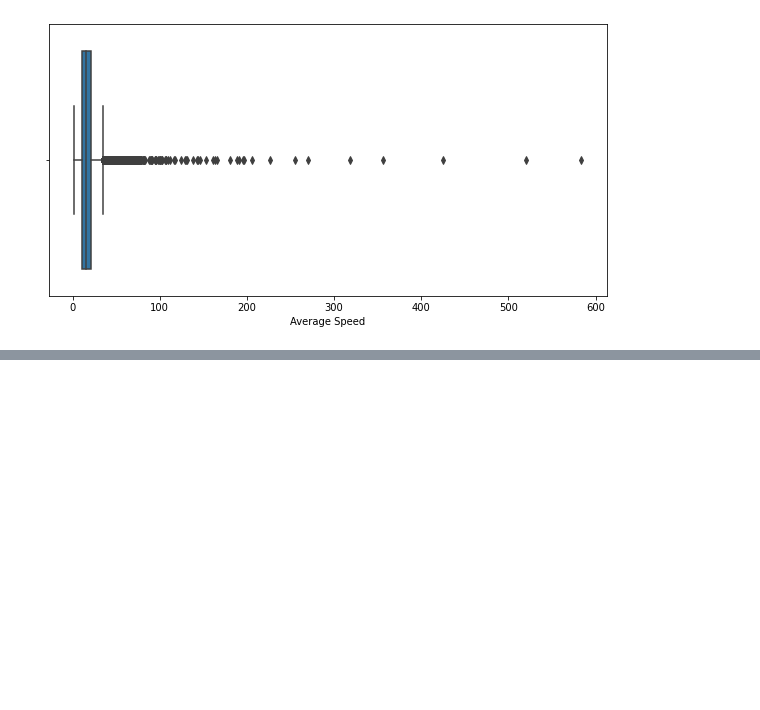
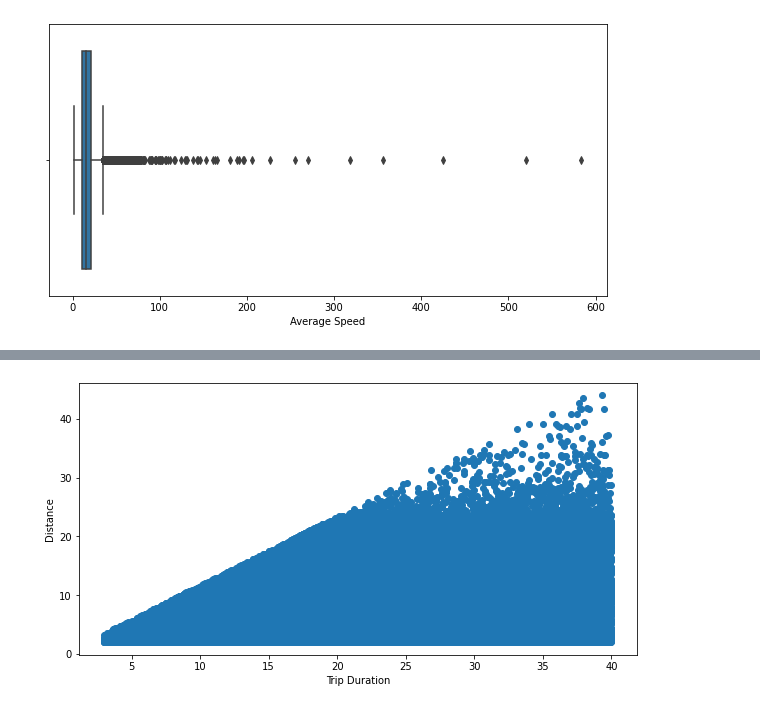
Before and after one commit to hetkothari/NYC-Taxi-Trip-Capstone-, a Jupyter notebook: NYC_Taxi_Trip.ipynb, the cells around one changed output, grey strips where cells are left out. Cells and saved outputs as stored; diff of their text form; code cells hidden in the pictures; blank space fills up the shorter version.

```diff
--- a/NYC_Taxi_Trip.ipynb
+++ b/NYC_Taxi_Trip.ipynb
@@ -226,0 +243,8 @@ data.info
+# %%
+plt.figure(figsize = (10,5))
+plt.scatter(x='speed', y='distance',data=data)
+plt.ylabel('Distance')
+plt.xlabel('Trip Duration')
+plt.show()
+# %% [output]
+[figure, added]
```
Also changed, not shown: parts of 14 cells of this notebook.
